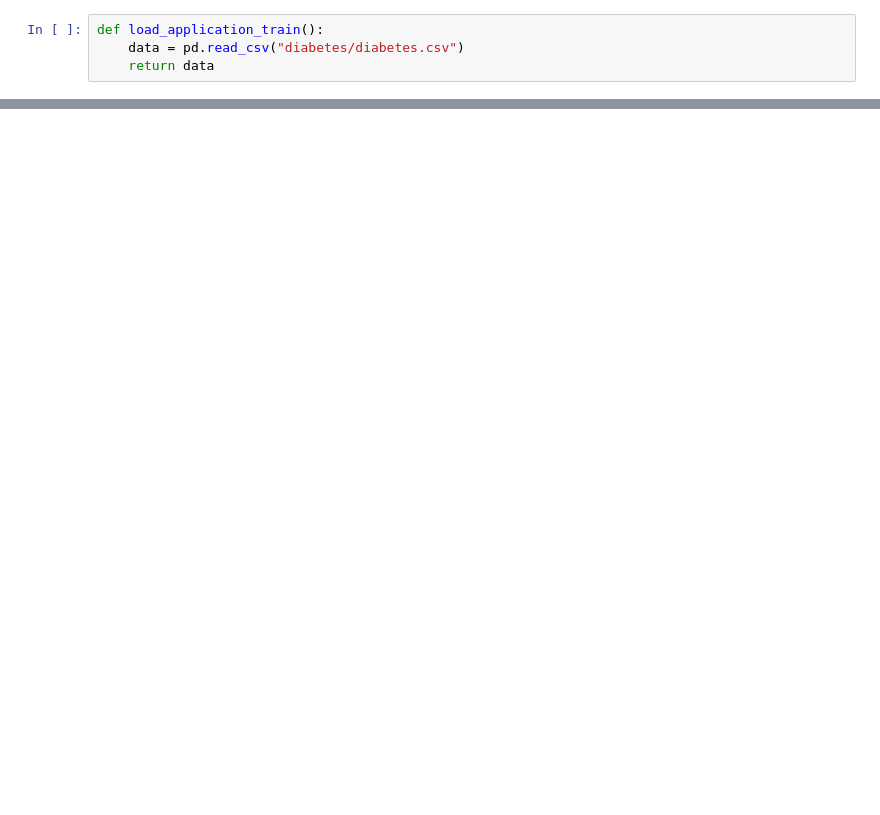
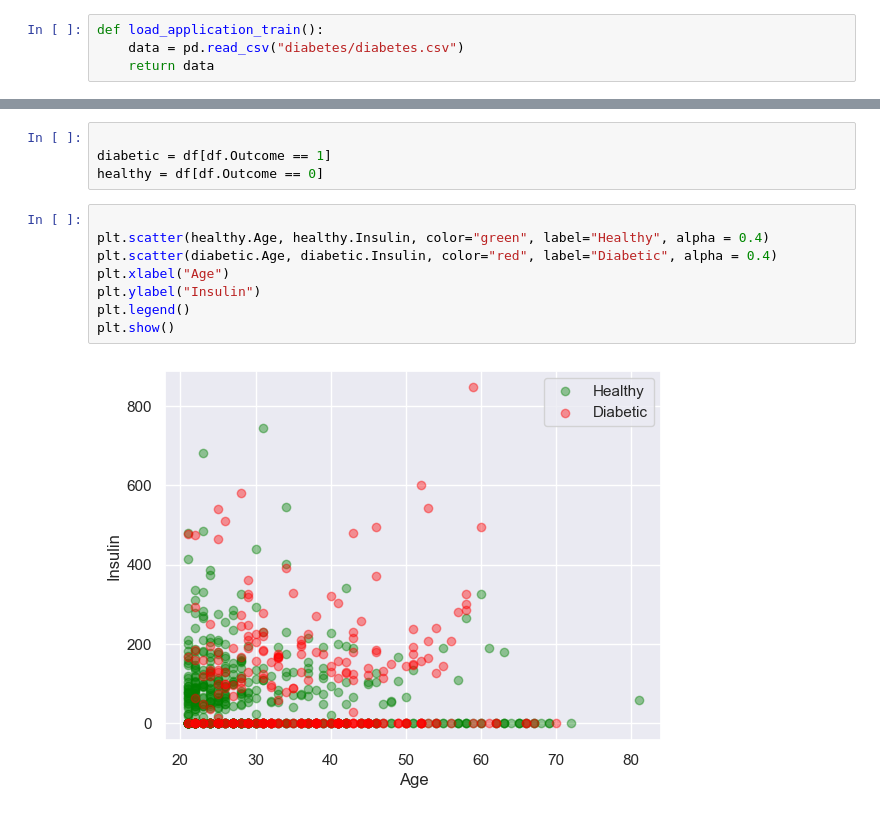
Before and after one commit to zehnii/Diabete_Analysis_with_Feature_Engineering, a Jupyter notebook: Diabete_Analysis_with_Feature_Engineering.ipynb, the cells around one changed output, grey strips where cells are left out. Cells and saved outputs as stored; diff of their text form; blank space fills up the shorter version.

```diff
--- a/Diabete_Analysis_with_Feature_Engineering.ipynb
+++ b/Diabete_Analysis_with_Feature_Engineering.ipynb
@@ -58,0 +396,14 @@ check_df(df)
+# %%
+
+diabetic = df[df.Outcome == 1]
+healthy = df[df.Outcome == 0]
+# %%
+
+plt.scatter(healthy.Age, healthy.Insulin, color="green", label="Healthy", alpha = 0.4)
+plt.scatter(diabetic.Age, diabetic.Insulin, color="red", label="Diabetic", alpha = 0.4)
+plt.xlabel("Age")
+plt.ylabel("Insulin")
+plt.legend()
+plt.show()
+# %% [output]
+[figure, added]
```
Also changed, not shown: parts of 75 cells of this notebook.
